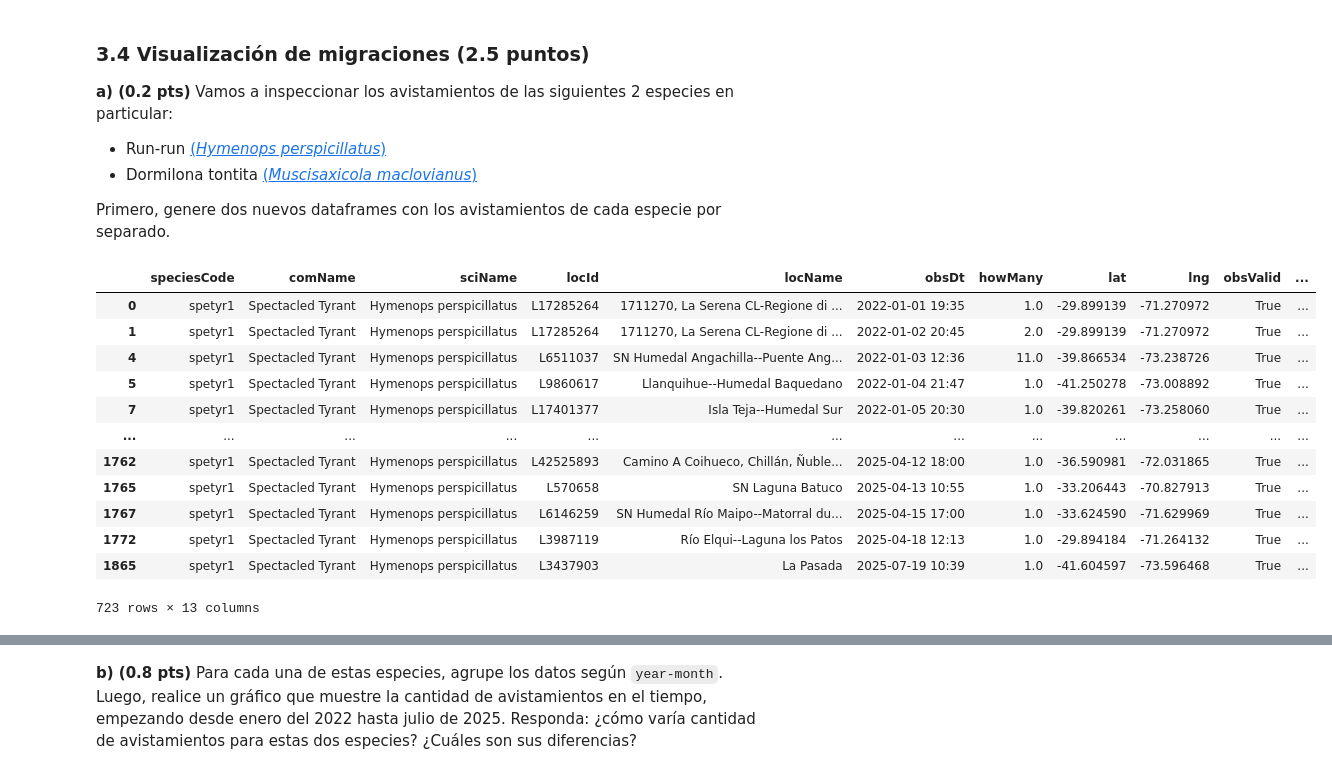
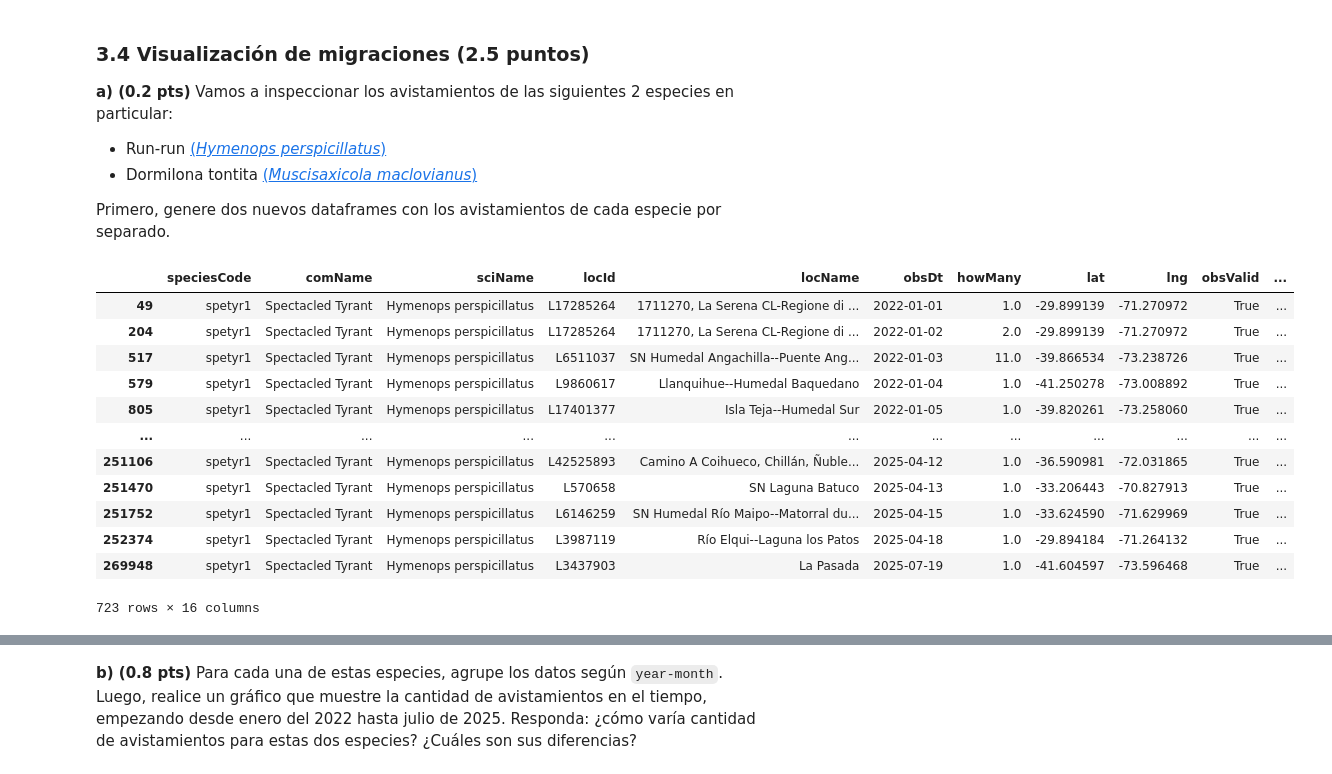
Before and after one commit to GadzuGB1991/IMT2200-Gaspar-Yanez, a Jupyter notebook: Tareas/Tarea 02/IMT2200-25s2 - Tarea 02.ipynb, the cells around one changed output, grey strips where cells are left out. Cells and saved outputs as stored; diff of their text form; code cells hidden in the pictures.

```diff
--- a/Tareas/Tarea 02/IMT2200-25s2 - Tarea 02.ipynb
+++ b/Tareas/Tarea 02/IMT2200-25s2 - Tarea 02.ipynb
@@ -250,24 +257,24 @@ None
 Primero, genere dos nuevos dataframes con los avistamientos de cada especie por separado.
 # %%
 # Respuesta
-dfambos = pd.read_csv("real.csv")
+dfambos = dftodas[dftodas["sciName"].isin(["Hymenops perspicillatus", "Muscisaxicola maclovianus"])]
 dfrunrun = dfambos[dfambos["sciName"] == "Hymenops perspicillatus"]
 dfdormilona = dfambos[dfambos["sciName"] == "Muscisaxicola maclovianus"]
 dfrunrun
 # %% [output]
 |  | speciesCode | comName | sciName | locId | locName | obsDt | howMany | lat | lng | obsValid | ... |
-| 0 | spetyr1 | Spectacled Tyrant | Hymenops perspicillatus | L17285264 | 1711270, La Serena CL-Regione di ... | 2022-01-01 19:35 | 1.0 | -29.899139 | -71.270972 | True | ... |
-| 1 | spetyr1 | Spectacled Tyrant | Hymenops perspicillatus | L17285264 | 1711270, La Serena CL-Regione di ... | 2022-01-02 20:45 | 2.0 | -29.899139 | -71.270972 | True | ... |
-| 4 | spetyr1 | Spectacled Tyrant | Hymenops perspicillatus | L6511037 | SN Humedal Angachilla--Puente Ang... | 2022-01-03 12:36 | 11.0 | -39.866534 | -73.238726 | True | ... |
-| 5 | spetyr1 | Spectacled Tyrant | Hymenops perspicillatus | L9860617 | Llanquihue--Humedal Baquedano | 2022-01-04 21:47 | 1.0 | -41.250278 | -73.008892 | True | ... |
-| 7 | spetyr1 | Spectacled Tyrant | Hymenops perspicillatus | L17401377 | Isla Teja--Humedal Sur | 2022-01-05 20:30 | 1.0 | -39.820261 | -73.258060 | True | ... |
+| 49 | spetyr1 | Spectacled Tyrant | Hymenops perspicillatus | L17285264 | 1711270, La Serena CL-Regione di ... | 2022-01-01 | 1.0 | -29.899139 | -71.270972 | True | ... |
+| 204 | spetyr1 | Spectacled Tyrant | Hymenops perspicillatus | L17285264 | 1711270, La Serena CL-Regione di ... | 2022-01-02 | 2.0 | -29.899139 | -71.270972 | True | ... |
+| 517 | spetyr1 | Spectacled Tyrant | Hymenops perspicillatus | L6511037 | SN Humedal Angachilla--Puente Ang... | 2022-01-03 | 11.0 | -39.866534 | -73.238726 | True | ... |
+| 579 | spetyr1 | Spectacled Tyrant | Hymenops perspicillatus | L9860617 | Llanquihue--Humedal Baquedano | 2022-01-04 | 1.0 | -41.250278 | -73.008892 | True | ... |
+| 805 | spetyr1 | Spectacled Tyrant | Hymenops perspicillatus | L17401377 | Isla Teja--Humedal Sur | 2022-01-05 | 1.0 | -39.820261 | -73.258060 | True | ... |
 | ... | ... | ... | ... | ... | ... | ... | ... | ... | ... | ... | ... |
-| 1762 | spetyr1 | Spectacled Tyrant | Hymenops perspicillatus | L42525893 | Camino A Coihueco, Chillán, Ñuble... | 2025-04-12 18:00 | 1.0 | -36.590981 | -72.031865 | True | ... |
-| 1765 | spetyr1 | Spectacled Tyrant | Hymenops perspicillatus | L570658 | SN Laguna Batuco | 2025-04-13 10:55 | 1.0 | -33.206443 | -70.827913 | True | ... |
-| 1767 | spetyr1 | Spectacled Tyrant | Hymenops perspicillatus | L6146259 | SN Humedal Río Maipo--Matorral du... | 2025-04-15 17:00 | 1.0 | -33.624590 | -71.629969 | True | ... |
-| 1772 | spetyr1 | Spectacled Tyrant | Hymenops perspicillatus | L3987119 | Río Elqui--Laguna los Patos | 2025-04-18 12:13 | 1.0 | -29.894184 | -71.264132 | True | ... |
-| 1865 | spetyr1 | Spectacled Tyrant | Hymenops perspicillatus | L3437903 | La Pasada | 2025-07-19 10:39 | 1.0 | -41.604597 | -73.596468 | True | ... |
+| 251106 | spetyr1 | Spectacled Tyrant | Hymenops perspicillatus | L42525893 | Camino A Coihueco, Chillán, Ñuble... | 2025-04-12 | 1.0 | -36.590981 | -72.031865 | True | ... |
+| 251470 | spetyr1 | Spectacled Tyrant | Hymenops perspicillatus | L570658 | SN Laguna Batuco | 2025-04-13 | 1.0 | -33.206443 | -70.827913 | True | ... |
+| 251752 | spetyr1 | Spectacled Tyrant | Hymenops perspicillatus | L6146259 | SN Humedal Río Maipo--Matorral du... | 2025-04-15 | 1.0 | -33.624590 | -71.629969 | True | ... |
+| 252374 | spetyr1 | Spectacled Tyrant | Hymenops perspicillatus | L3987119 | Río Elqui--Laguna los Patos | 2025-04-18 | 1.0 | -29.894184 | -71.264132 | True | ... |
+| 269948 | spetyr1 | Spectacled Tyrant | Hymenops perspicillatus | L3437903 | La Pasada | 2025-07-19 | 1.0 | -41.604597 | -73.596468 | True | ... |
-723 rows × 13 columns
+723 rows × 16 columns
 # %%
 dfdormilona
 # %% [output]
```
Also changed, not shown: parts of 5 cells of this notebook.
